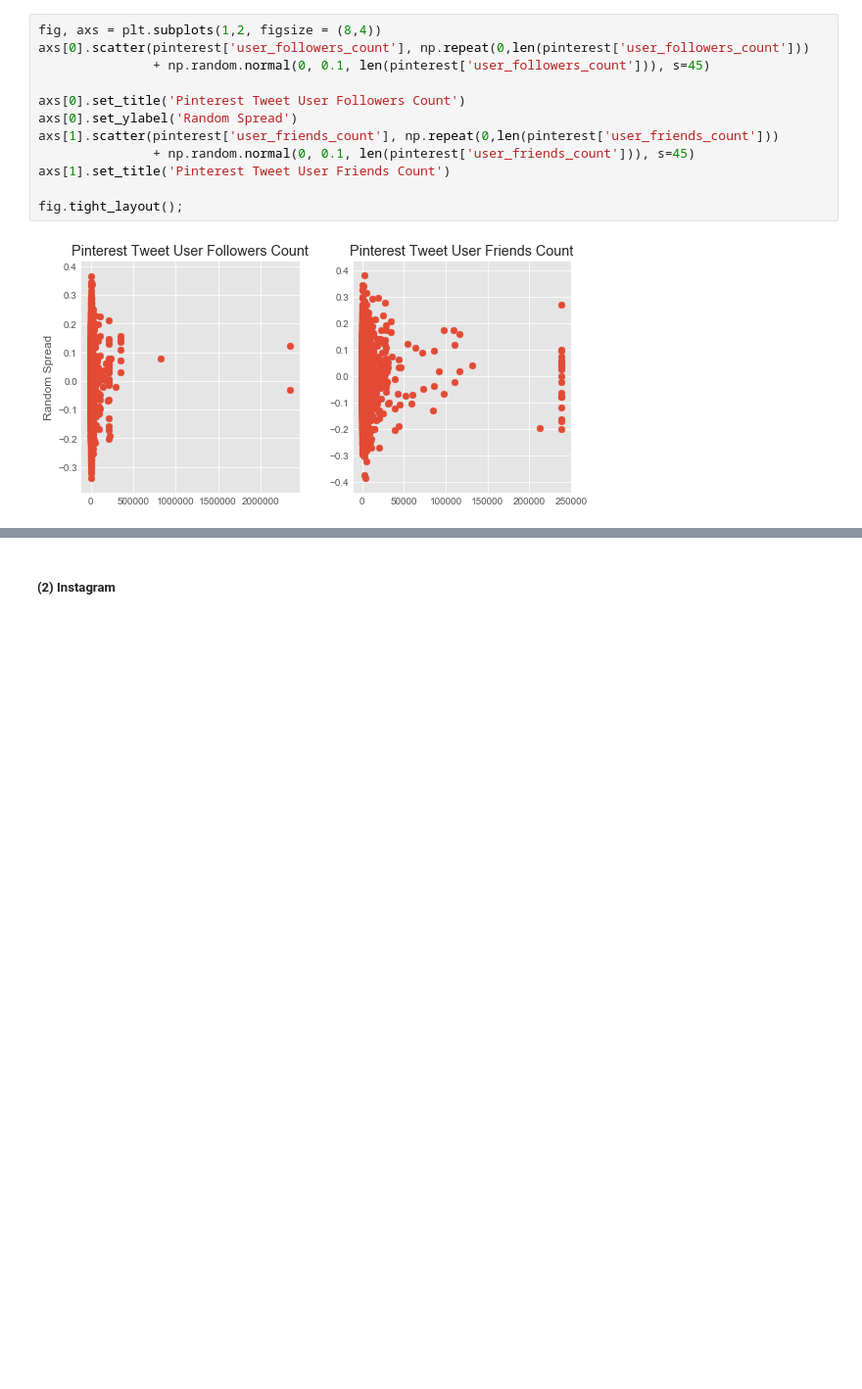
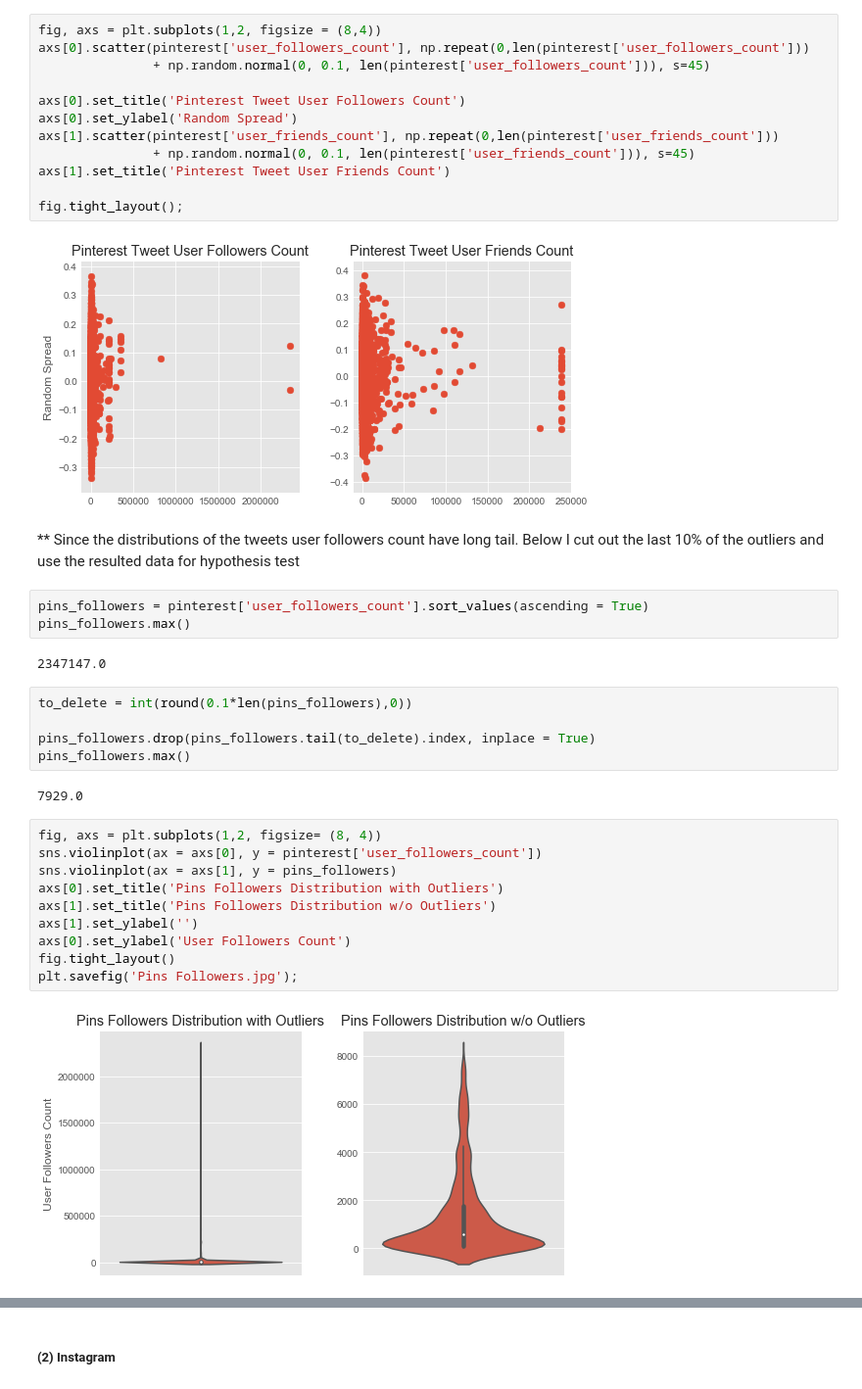
Before and after one commit to elainewyq/Photo_Sharing_Social_Media, a Jupyter notebook: ThreePlatformsAnalysis.ipynb, the cells around one changed output, grey strips where cells are left out. Shown at 98% size. Saved outputs shown, nothing was run; the diff lists cells and outputs as text; blank space fills up the shorter version.

Commit message:
update test for popularity

```diff
--- a/ThreePlatformsAnalysis.ipynb
+++ b/ThreePlatformsAnalysis.ipynb
@@ -418,3 +418,29 @@ axs[1].set_title('Pinterest Tweet User Friends Count')
 fig.tight_layout();
 # %% [output]
 [figure]
+# %% [markdown]
+** Since the distributions of the tweets user followers count have long tail. Below I cut out the last 10% of the outliers and use the resulted data for hypothesis test
+# %%
+pins_followers = pinterest['user_followers_count'].sort_values(ascending = True)
+pins_followers.max()
+# %% [output]
+2347147.0
+# %%
+to_delete = int(round(0.1*len(pins_followers),0))
+
+pins_followers.drop(pins_followers.tail(to_delete).index, inplace = True)
+pins_followers.max()
+# %% [output]
+7929.0
+# %%
+fig, axs = plt.subplots(1,2, figsize= (8, 4))
+sns.violinplot(ax = axs[0], y = pinterest['user_followers_count'])
+sns.violinplot(ax = axs[1], y = pins_followers)
+axs[0].set_title('Pins Followers Distribution with Outliers')
+axs[1].set_title('Pins Followers Distribution w/o Outliers')
+axs[1].set_ylabel('')
+axs[0].set_ylabel('User Followers Count')
+fig.tight_layout()
+plt.savefig('Pins Followers.jpg');
+# %% [output]
+[figure, added]
```
Also changed, not shown: parts of 16 cells of this notebook.
